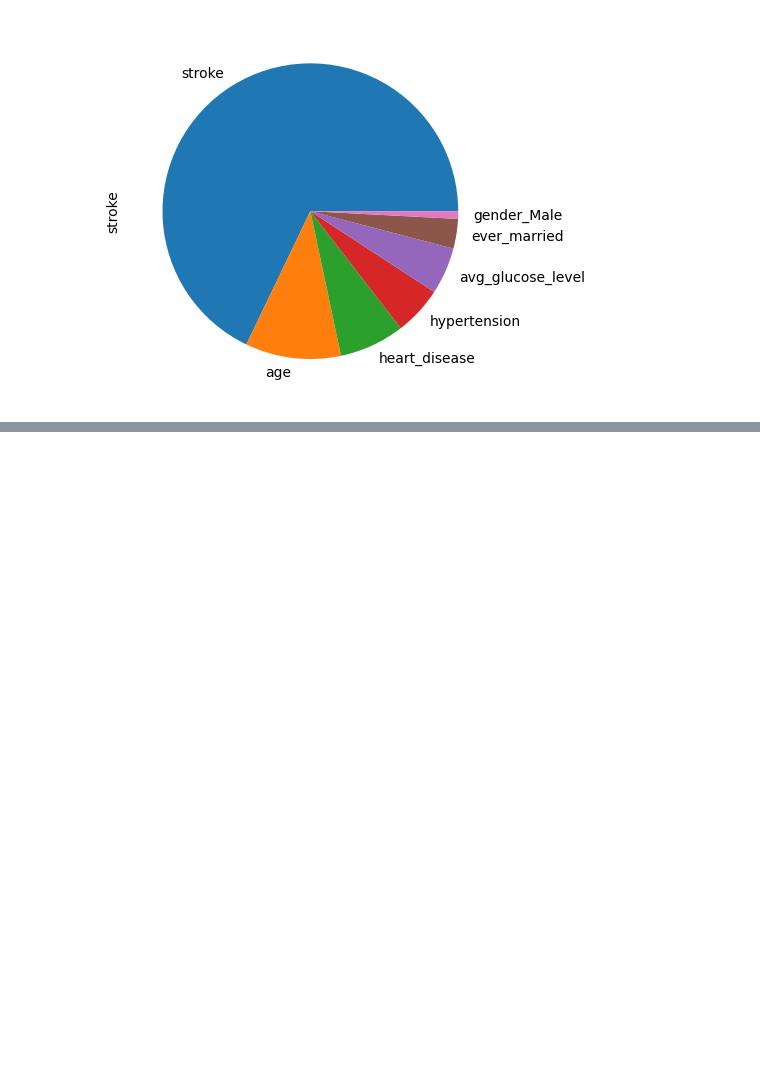
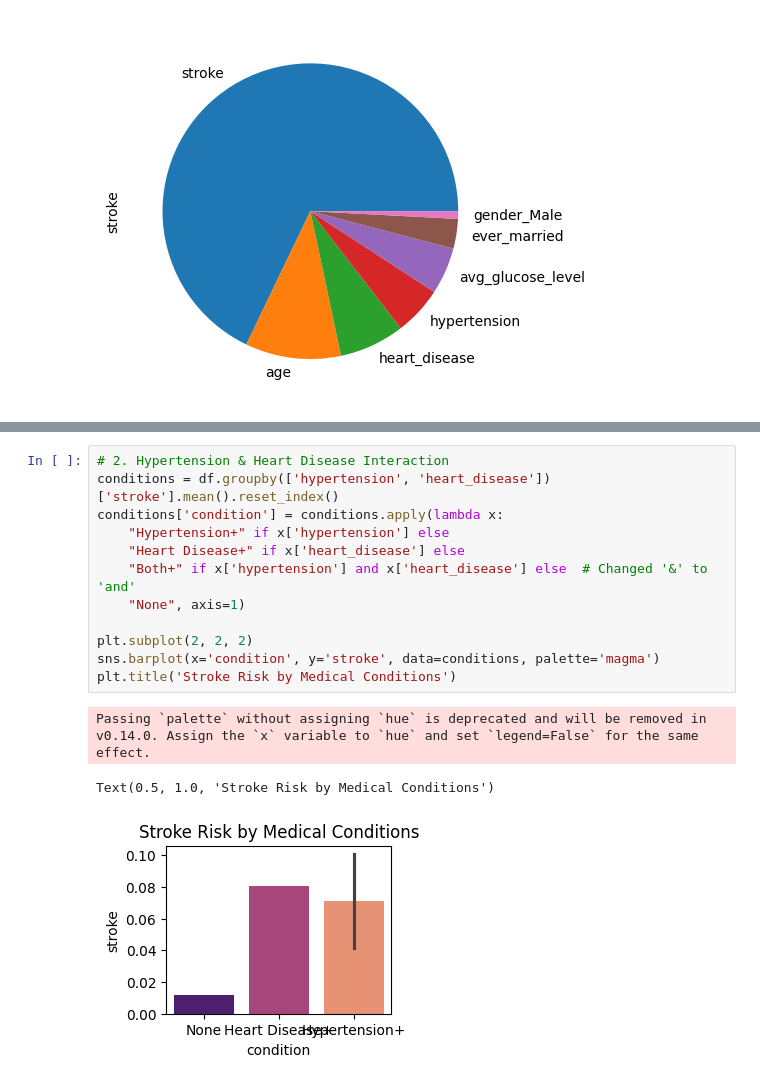
Before and after one commit to Shahedur23036883/Cerebral-Stroke-Prediction, a Jupyter notebook: cerebral_stroke_prediction.ipynb, the cells around one changed output, grey strips where cells are left out. Saved outputs shown, nothing was run; the diff lists cells and outputs as text; blank space fills up the shorter version.

```diff
--- a/cerebral_stroke_prediction.ipynb
+++ b/cerebral_stroke_prediction.ipynb
@@ -541,0 +569,16 @@ positive_corr.plot(kind='pie')
+# %%
+# 2. Hypertension & Heart Disease Interaction
+conditions = df.groupby(['hypertension', 'heart_disease'])['stroke'].mean().reset_index()
+conditions['condition'] = conditions.apply(lambda x:
+    "Hypertension+" if x['hypertension'] else
+    "Heart Disease+" if x['heart_disease'] else
+    "Both+" if x['hypertension'] and x['heart_disease'] else  # Changed '&' to 'and'
+    "None", axis=1)
+
+plt.subplot(2, 2, 2)
+sns.barplot(x='condition', y='stroke', data=conditions, palette='magma')
+plt.title('Stroke Risk by Medical Conditions')
+# %% [output]
+Passing `palette` without assigning `hue` is deprecated and will be removed in v0.14.0. Assign the `x` variable to `hue` and set `legend=False` for the same effect.
+Text(0.5, 1.0, 'Stroke Risk by Medical Conditions')
+[figure, added]
```
Also changed, not shown: parts of 16 cells of this notebook.
